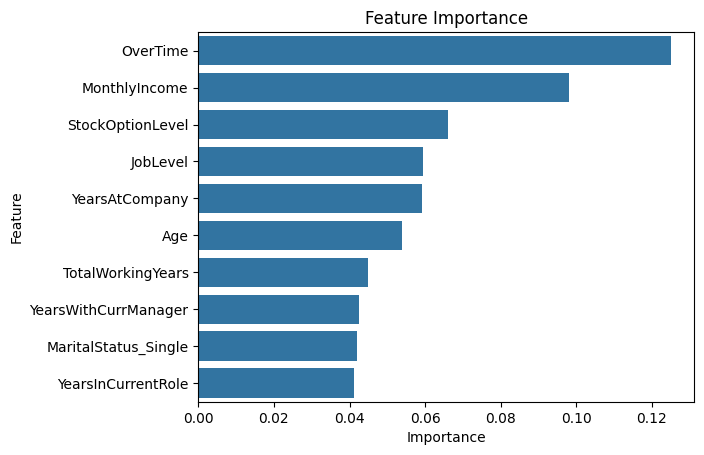
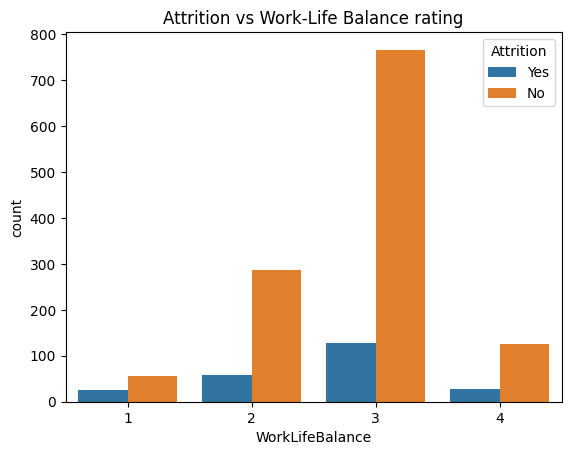
Unified diff of the notebook cell whose output changed from the first chart to the second:
--- before
+++ after
@@ -1,3 +1,3 @@
-sns.barplot(x='Importance',y='Feature',data=featurelist_sorted.head(10))
-plt.title("Feature Importance")
+sns.countplot(x='WorkLifeBalance',data=df,hue='Attrition')
+plt.title("Attrition vs Work-Life Balance rating")
 plt.show()

Commit: Uploaded changed files